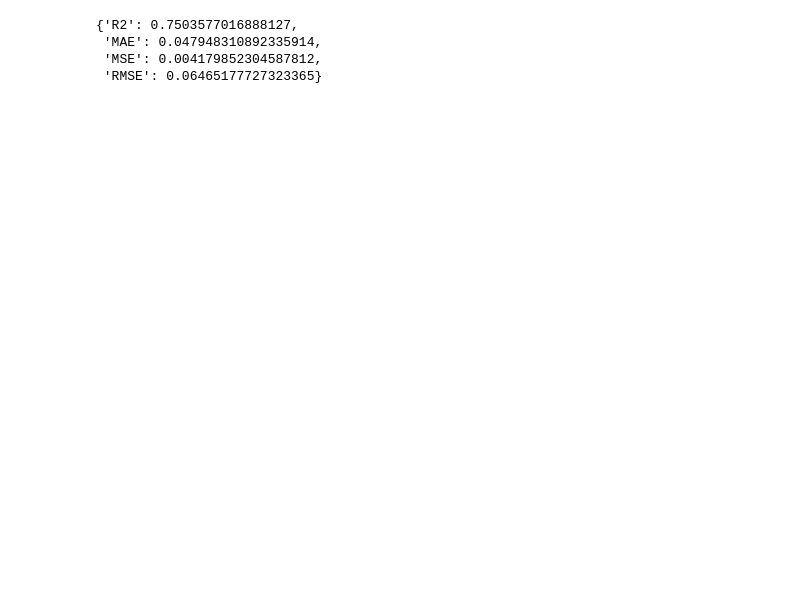
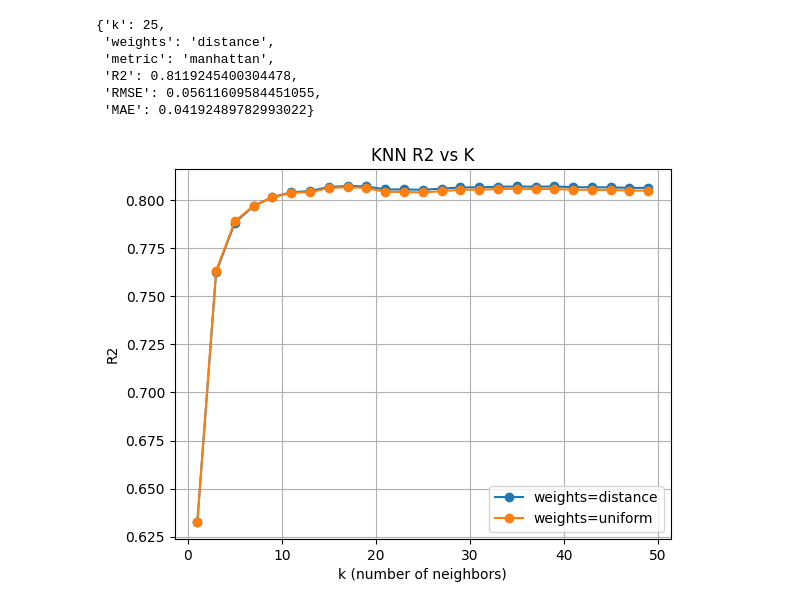
Before and after one commit to LOFIBOY217/CSCC11-NSI_Regression-Project, a Jupyter notebook: notebooks/KNN_pipeline.ipynb, the cells around one changed output. Cells and saved outputs as stored; diff of their text form; code cells hidden in the pictures; blank space fills up the shorter version.

```diff
--- a/notebooks/KNN_pipeline.ipynb
+++ b/notebooks/KNN_pipeline.ipynb
@@ -26,17 +18,24 @@ monthly.head()
-# %%
-monthly = data.prepare_monthly_dataset("../data/Major_Crime_Indicators_Open_Data.csv")
-
-################ define features ################
-feature_cols = feature_def.FEATURE_COLS
-target_col = feature_def.TARGET_COL
-
-################ train ################
-model, y_test, y_pred, metrics = KNN.train_knn_model(
-    monthly, feature_cols, target_col, scale=True, n_neighbors=15
-)
-metrics
-# %% [output]
-{'R2': 0.7503577016888127,
- 'MAE': 0.047948310892335914,
- 'MSE': 0.004179852304587812,
- 'RMSE': 0.06465177727323365}
+# %%
+feature_cols = feature_def.FEATURE_NSI_3M
+
+results, best = KNN.knn_hparam_search(
+    monthly,
+    feature_cols,
+    "NSI",
+    k_values = list(range(1, 51, 2)),
+    weight_options=["uniform", "distance"],
+    metric_options=["euclidean", "manhattan"]
+)
+
+best
+# %% [output]
+{'k': 25,
+ 'weights': 'distance',
+ 'metric': 'manhattan',
+ 'R2': 0.8119245400304478,
+ 'RMSE': 0.05611609584451055,
+ 'MAE': 0.04192489782993022}
+# %%
+KNN.plot_knn_metric_vs_k(results, metric="R2")
+# %% [output]
+[figure, added]
```
Also changed, not shown: parts of 2 cells of this notebook, 21 other files.
